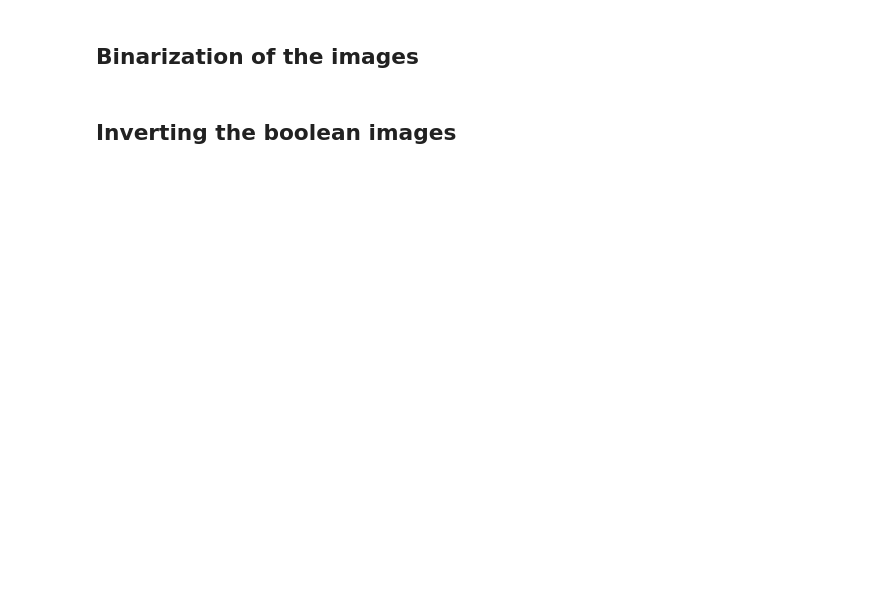
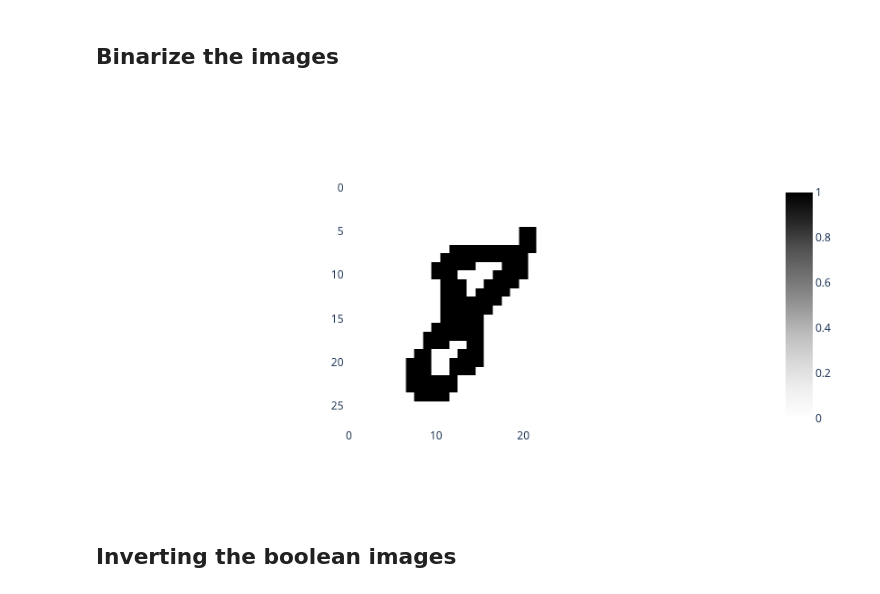
Before and after one commit to giotto-ai/giotto-tda, a Jupyter notebook: examples/MNIST_classification.ipynb, the cells around one changed output. Saved outputs shown, nothing was run; the diff lists cells and outputs as text; code cells hidden in the pictures; blank space fills up the shorter version.

```diff
--- a/examples/MNIST_classification.ipynb
+++ b/examples/MNIST_classification.ipynb
@@ -49,11 +109,13 @@ plot_heatmap(X_train[1])
 # %% [markdown]
-## Binarization of the images
+## Binarize the images
 # %%
 binarizer = Binarizer(threshold=0.4)
 X_train_binarized = binarizer.fit_transform(X_train)
 # %%
 # NOTE TO UMBE: plot_heatmap does not support binary arrays
-plot_heatmap(X_train_binarized[1]*1.)
+plot_heatmap(X_train_binarized[image_idx]*1.)
+# %% [output]
+[figure, added]
 # %% [markdown]
 ## Inverting the boolean images
 # %%
```
Also changed, not shown: parts of 36 cells of this notebook, 1 other file.
